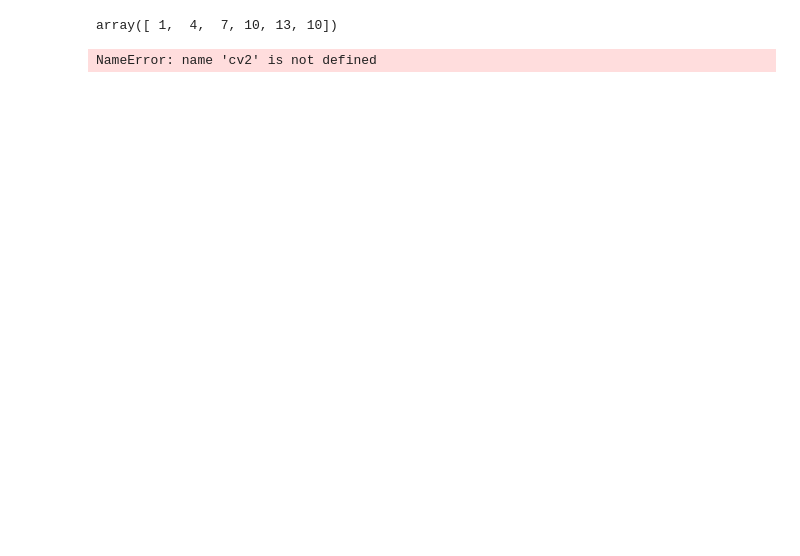
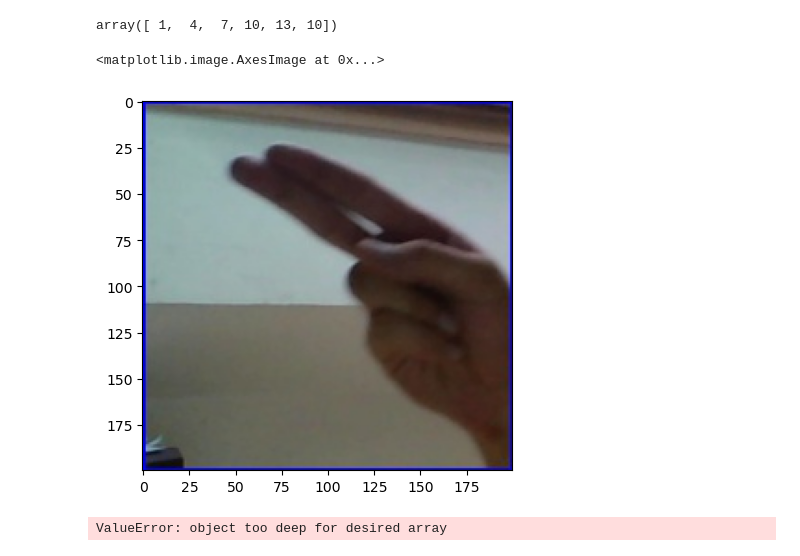
Before and after one commit to unic0rn9k/ASL-translate, a Jupyter notebook: tegnsprogstranslate.ipynb, the cells around one changed output. Drawn from its saved outputs; the diff is of its cells as text; code cells hidden in the pictures; blank space fills up the shorter version.

Commit message:
imshow works!

```diff
--- a/tegnsprogstranslate.ipynb
+++ b/tegnsprogstranslate.ipynb
@@ -7,4 +8,11 @@ ModuleNotFoundError: No module named 'cv2'
 np.convolve([1,2,3,4,5],[1,2])
 # %% [output]
 array([ 1,  4,  7, 10, 13, 10])
+# %%
+b = imread("H_test.jpg")
+# %%
+p.imshow(b)
+# %% [output]
+<matplotlib.image.AxesImage at 0x...>
+[figure, added]
 # %%
@@ -12,4 +20,5 @@ a = np.array([[0, 1, 0], [0, 1, 0], [0, 1, 0]])
-# %%
-b = cv2.imread("H_test.jpg")
-# %% [output]
-NameError: name 'cv2' is not defined
+# %%
+d = b[:, :, 0]
+c = np.convolve(d, a)
+# %% [output]
+ValueError: object too deep for desired array
```
Also changed, not shown: parts of 3 cells of this notebook.
